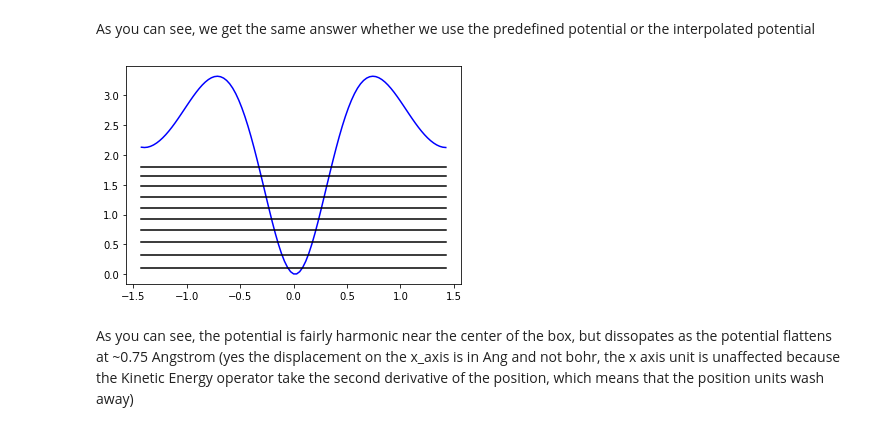
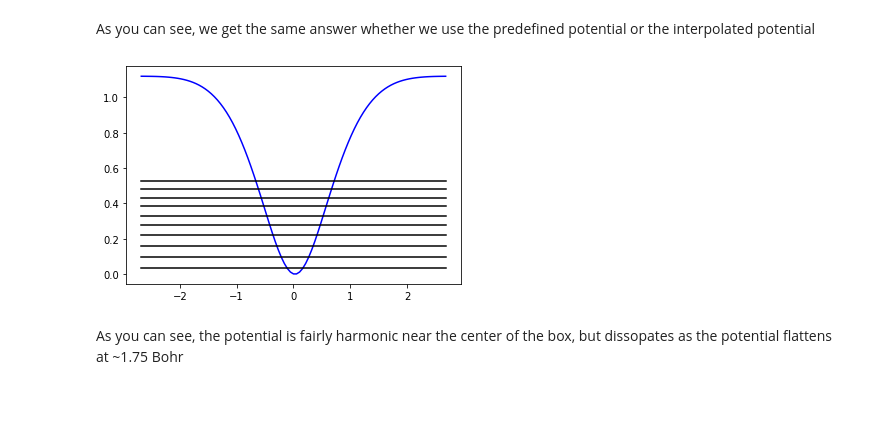
Before and after one commit to cwaitt/QWavE, a Jupyter notebook: examples/Schrodinger_Solver.ipynb, the cells around one changed output. Drawn from its saved outputs; the diff is of its cells as text; code cells hidden in the pictures; blank space fills up the shorter version.

```diff
--- a/examples/Schrodinger_Solver.ipynb
+++ b/examples/Schrodinger_Solver.ipynb
@@ -102,38 +124,50 @@ eigen,wave = qwave.schrodinger_box(bl,m,
 As you can see, we get the same answer whether we use the predefined potential or the interpolated potential
 # %%
 # Next, a csv file that is representative of an arbitarty potential
+# NOTE:
+# This data was obtained by displacing a carbon atom from the hollow
+# site of a Pt(100) surface over the bridge site. The potential is
+# reflected at the equilibrium position to mimic the potential well
+# the carbon is confined to.
+
 from qwave import qwave
 import csv # need to do some data manipulation
 from scipy import constants
+import numpy as np
+
 
 bohr_to_m = constants.physical_constants['Bohr radius'][0] # convert from bohr to meter
 ang_to_m = constants.physical_constants['Angstrom star'][0] # convert from angstrom to meter
 
 au_to_kg = constants.physical_constants['atomic unit of mass'][0]  # convert from au to kg
 am_to_kg = constants.physical_constants['atomic mass constant'][0] # convert from am to kg
 
 h_to_eV = constants.physical_constants['Hartree energy in eV'][0] # convert from Eh to eV
 
 x=[] # store data in csv
 y=[]
 
 with open('./arbitrary.csv') as csvfile:                # read csvfile
     csvreader = csv.reader( csvfile,delimiter =',')
     for row in csvreader:
         x.append(float(row[0]))
         y.append(float(row[1]))
 
-xdata = x
+xdata = np.multiply(x,(ang_to_m/bohr_to_m))
 ydata = np.multiply(y,1/h_to_eV)
 
+results = np.vstack((xdata,ydata)).T
+
+np.savetxt('./scaled-arbitrary.csv',results,delimiter=',')
+
 bl = xdata[-1]-xdata[0]      # box length (centered at zerop)
-m = 14 * (am_to_kg/au_to_kg) # atomic unit of mass of N atom
+m = 12 * (am_to_kg/au_to_kg) # atomic unit of mass of C atom
 eigen,wave = qwave.schrodinger_box(bl,m,
-                                   pot_func='./arbitrary.csv',
+                                   pot_func='./scaled-arbitrary.csv',
                                    len_eigval = 10,
                                    unit='eV',
                                    plot=True)
 # %% [output]
-[figure, old version]
+[figure, new version]
 # %% [markdown]
-As you can see, the potential is fairly harmonic near the center of the box, but dissopates as the potential flattens at ~0.75 Angstrom (yes the displacement on the x_axis is in Ang and not bohr, the x axis unit is unaffected because the Kinetic Energy operator take the second derivative of the position, which means that the position units wash away)
+As you can see, the potential is fairly harmonic near the center of the box, but dissopates as the potential flattens at ~1.75 Bohr
```
Also changed, not shown: parts of 13 cells of this notebook, 10 other files.
